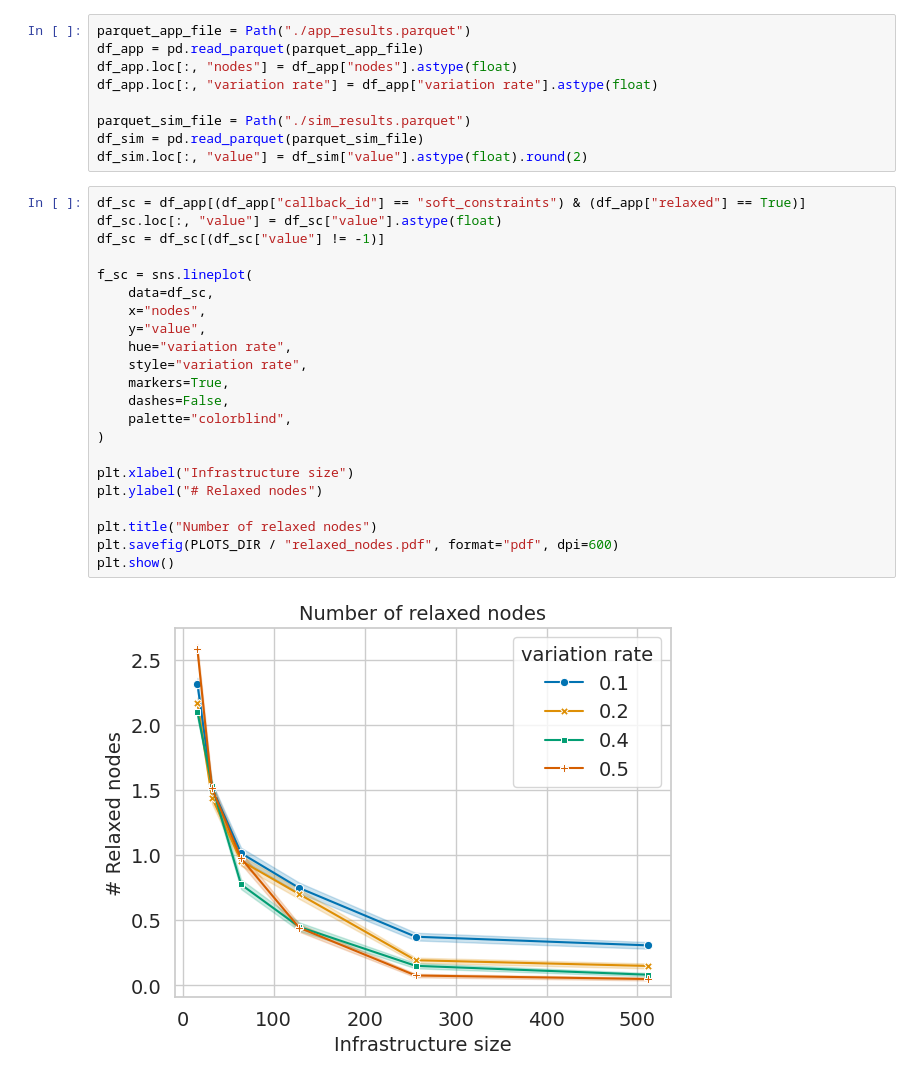
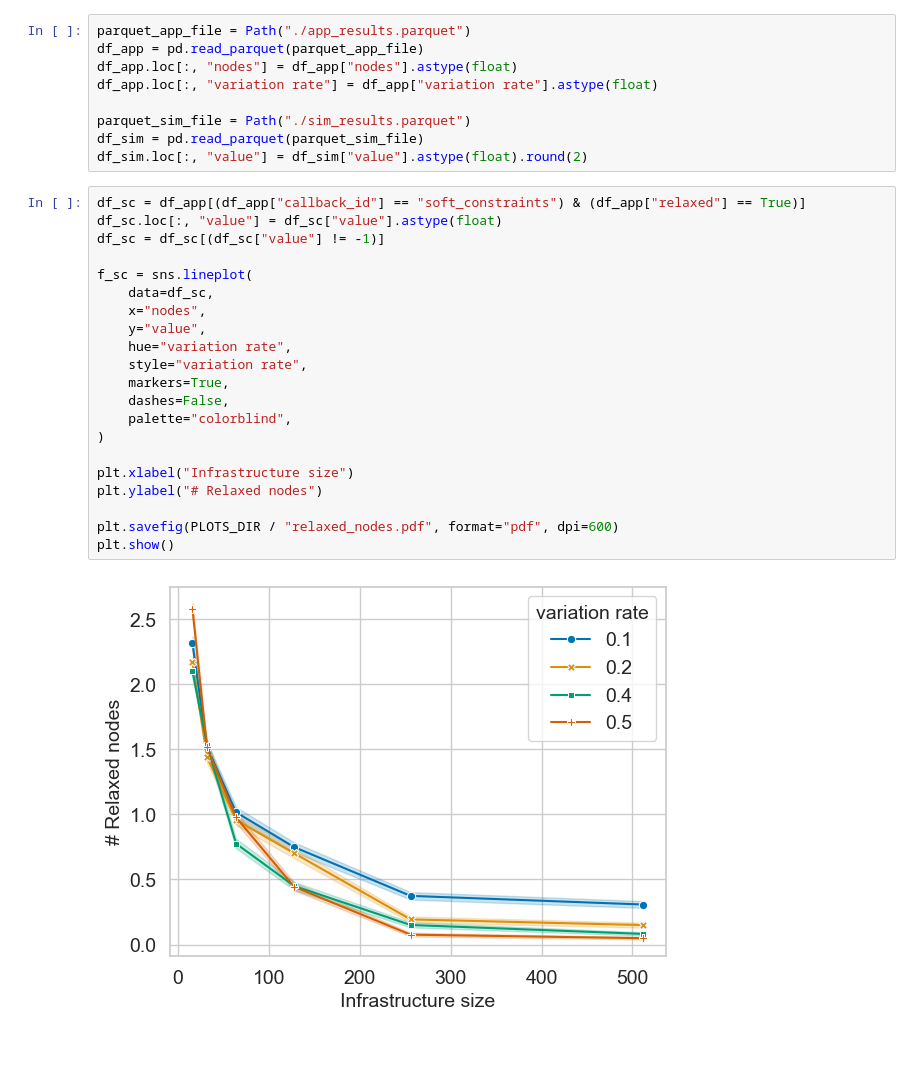
Before and after one commit to di-unipi-socc/daplacer, a Jupyter notebook: daplacer/results/analyse.ipynb, the cells around one changed output. Saved outputs shown, nothing was run; the diff lists cells and outputs as text; blank space fills up the shorter version.

Commit message:
chore: Regenerate plots for thesis section

```diff
--- a/daplacer/results/analyse.ipynb
+++ b/daplacer/results/analyse.ipynb
@@ -38,27 +38,26 @@ df_sim.loc[:, "value"] = df_sim["value"].astype(float).round(2)
 # %%
 df_sc = df_app[(df_app["callback_id"] == "soft_constraints") & (df_app["relaxed"] == True)]
 df_sc.loc[:, "value"] = df_sc["value"].astype(float)
 df_sc = df_sc[(df_sc["value"] != -1)]
 
 f_sc = sns.lineplot(
     data=df_sc,
     x="nodes",
     y="value",
     hue="variation rate",
     style="variation rate",
     markers=True,
     dashes=False,
     palette="colorblind",
 )
 
 plt.xlabel("Infrastructure size")
 plt.ylabel("# Relaxed nodes")
 
-plt.title("Number of relaxed nodes")
 plt.savefig(PLOTS_DIR / "relaxed_nodes.pdf", format="pdf", dpi=600)
 plt.show()
 # %% [output]
-[figure, old version]
+[figure, new version]
 # %%
 df_et = df_app[(df_app["callback_id"] == "execution_time")]
 df_et.loc[:, "value"] = df_et["value"].astype(float).round(4)
```
Also changed, not shown: parts of 2 cells of this notebook, 3 other files.
